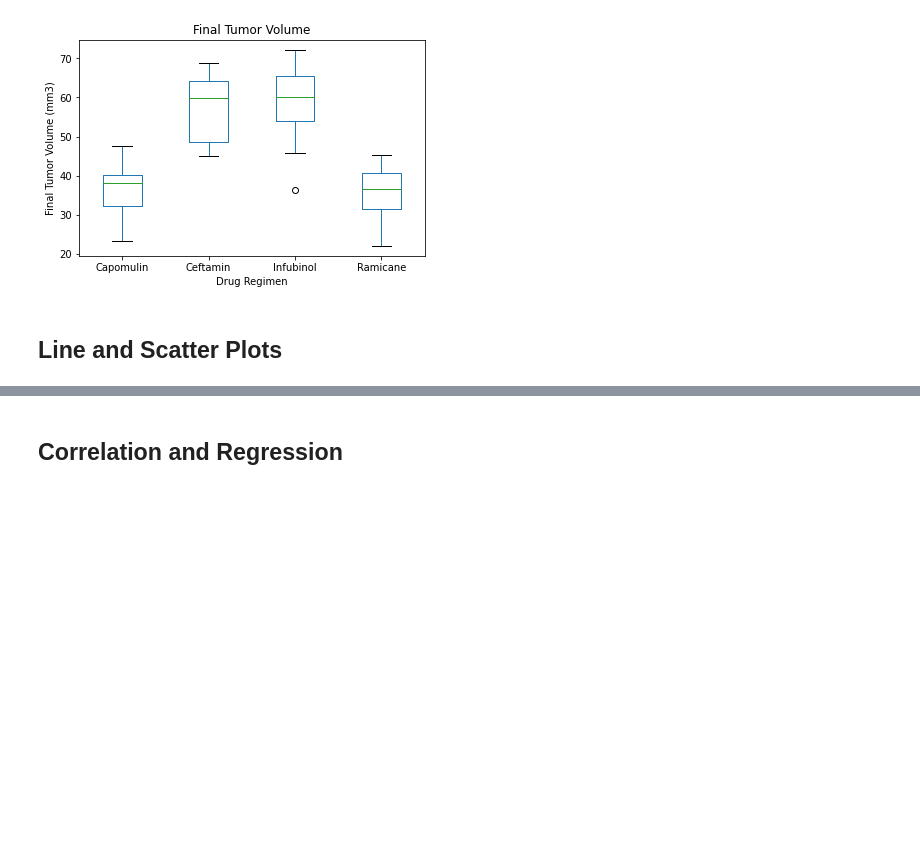
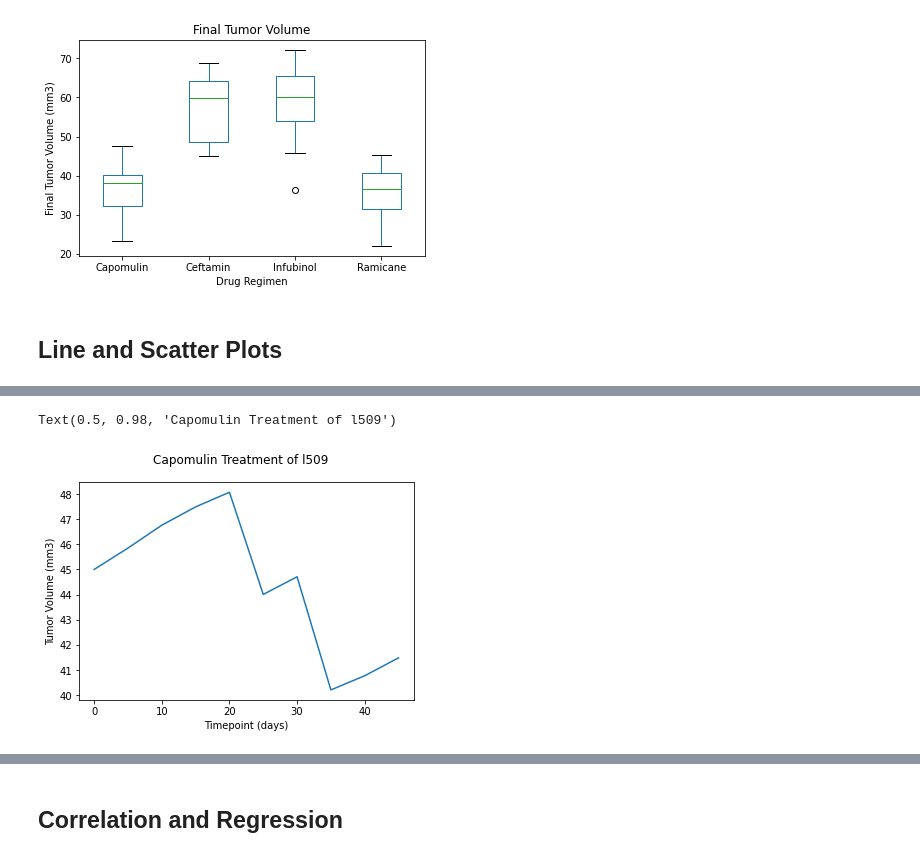
Before and after one commit to youngcourtcourt/matplotlib-challenge, a Jupyter notebook: Pymaceuticals_Starter.ipynb, the cells around one changed output, grey strips where cells are left out. Saved outputs shown, nothing was run; the diff lists cells and outputs as text; code cells hidden in the pictures; blank space fills up the shorter version.

Commit message:
Completed line graph

```diff
--- a/Pymaceuticals_Starter.ipynb
+++ b/Pymaceuticals_Starter.ipynb
@@ -298,2 +294,18 @@ Text(0.5, 0.98, '')
+# %%
+# Generate a line plot of tumor volume vs. time point for a mouse treated with Capomulin
+
+mouse='l509'
+
+tumorVolume=fourTreatmentsDf.loc[(fourTreatmentsDf['Drug Regimen']=='Capomulin')&(fourTreatmentsDf['Mouse ID']==mouse), ['Timepoint','Tumor Volume (mm3)']]
+
+fig, ax=plt.subplots()
+
+ax.plot(tumorVolume['Timepoint'], tumorVolume['Tumor Volume (mm3)'])
+ax.set_xlabel('Timepoint (days)')
+ax.set_ylabel('Tumor Volume (mm3)')
+fig.suptitle(f'Capomulin Treatment of {mouse}')
+# %% [output]
+Text(0.5, 0.98, 'Capomulin Treatment of l509')
+[figure, added]
 # %%
 # Generate a scatter plot of average tumor volume vs. mouse weight for the Capomulin regimen
```
Also changed, not shown: parts of 2 cells of this notebook.
